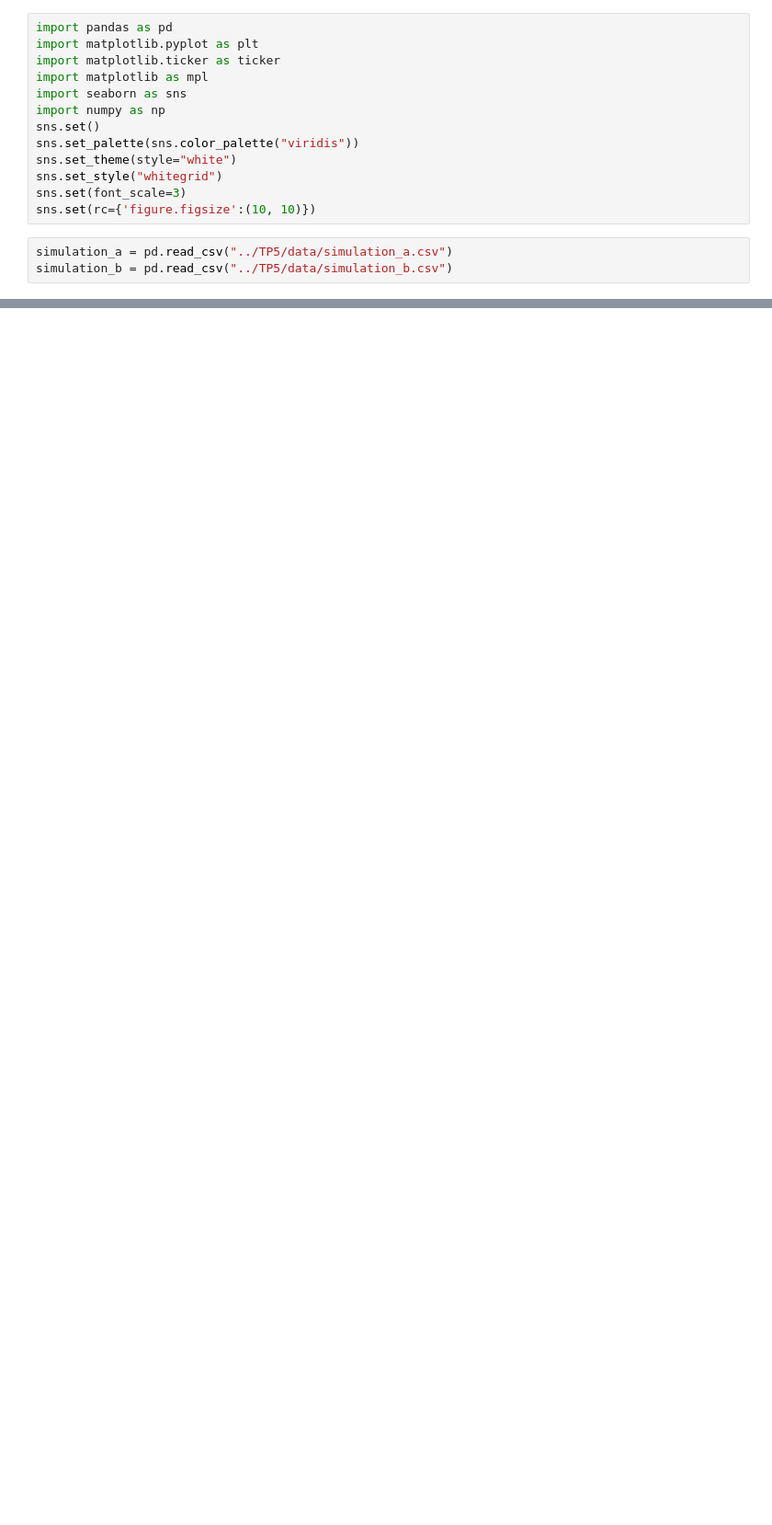
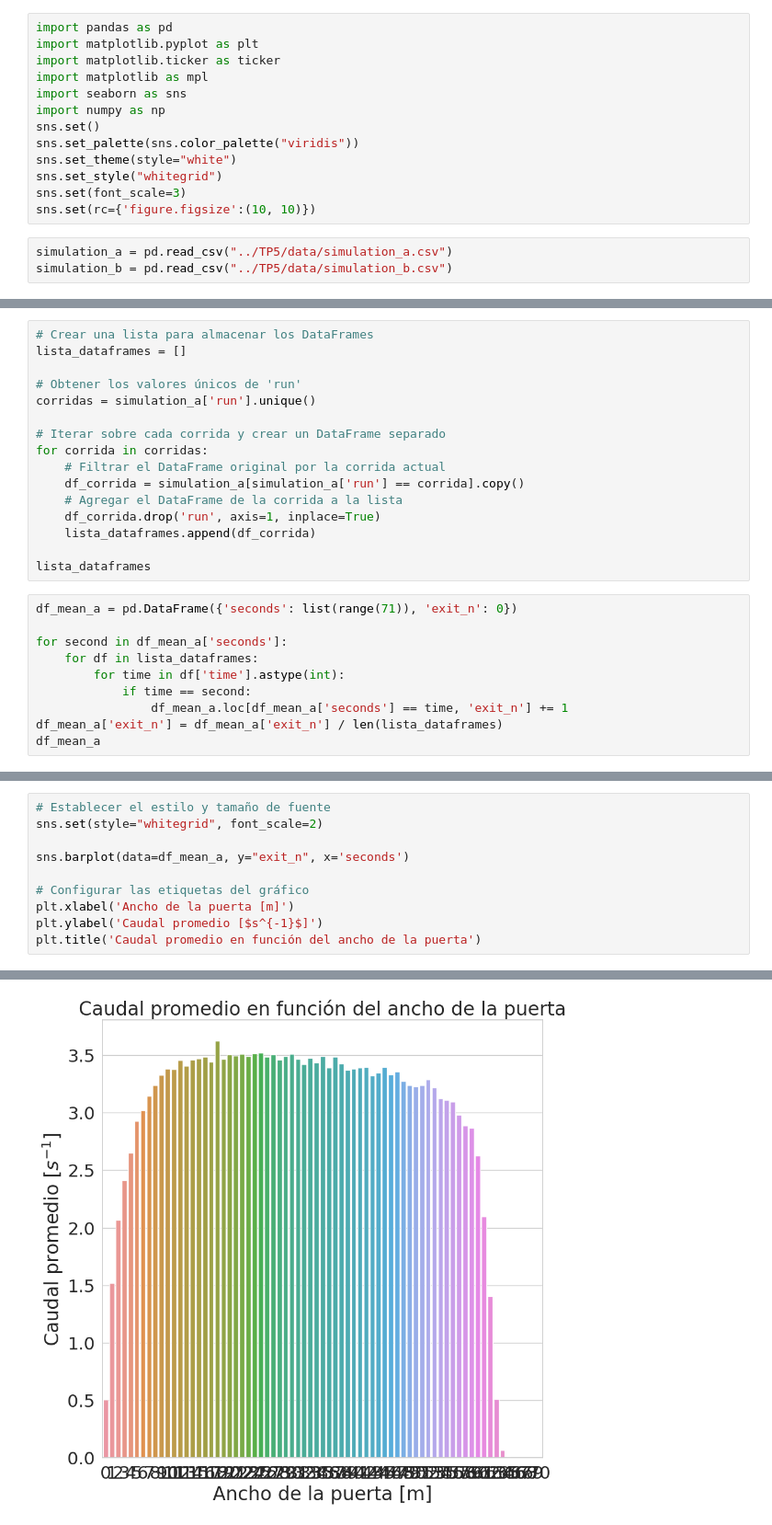
Before and after one commit to lvittor/ss, a Jupyter notebook: notebooks/tp5.ipynb, the cells around one changed output, grey strips where cells are left out. Shown at 92% size. Saved outputs shown, nothing was run; the diff lists cells and outputs as text; blank space fills up the shorter version.

```diff
--- a/notebooks/tp5.ipynb
+++ b/notebooks/tp5.ipynb
@@ -198,0 +163,26 @@ Caudal constante en el rango de partículas salientes [199, 199]
+# %%
+# Crear una lista para almacenar los DataFrames
+lista_dataframes = []
+
+# Obtener los valores únicos de 'run'
+corridas = simulation_a['run'].unique()
+
+# Iterar sobre cada corrida y crear un DataFrame separado
+for corrida in corridas:
+    # Filtrar el DataFrame original por la corrida actual
+    df_corrida = simulation_a[simulation_a['run'] == corrida].copy()
+    # Agregar el DataFrame de la corrida a la lista
+    df_corrida.drop('run', axis=1, inplace=True)
+    lista_dataframes.append(df_corrida)
+
+lista_dataframes
+# %%
+df_mean_a = pd.DataFrame({'seconds': list(range(71)), 'exit_n': 0})
+
+for second in df_mean_a['seconds']:
+    for df in lista_dataframes:
+        for time in df['time'].astype(int):
+            if time == second:
+                df_mean_a.loc[df_mean_a['seconds'] == time, 'exit_n'] += 1
+df_mean_a['exit_n'] = df_mean_a['exit_n'] / len(lista_dataframes)
+df_mean_a
@@ -198,0 +203,11 @@ Caudal constante en el rango de partículas salientes [199, 199]
+# %%
+# Establecer el estilo y tamaño de fuente
+sns.set(style="whitegrid", font_scale=2)
+
+sns.barplot(data=df_mean_a, y="exit_n", x='seconds')
+
+# Configurar las etiquetas del gráfico
+plt.xlabel('Ancho de la puerta [m]')
+plt.ylabel('Caudal promedio [$s^{-1}$]')
+plt.title('Caudal promedio en función del ancho de la puerta')
+# %% [output]
@@ -198,0 +215 @@ Caudal constante en el rango de partículas salientes [199, 199]
+[figure, added]
```
Also changed, not shown: parts of 21 cells of this notebook.
